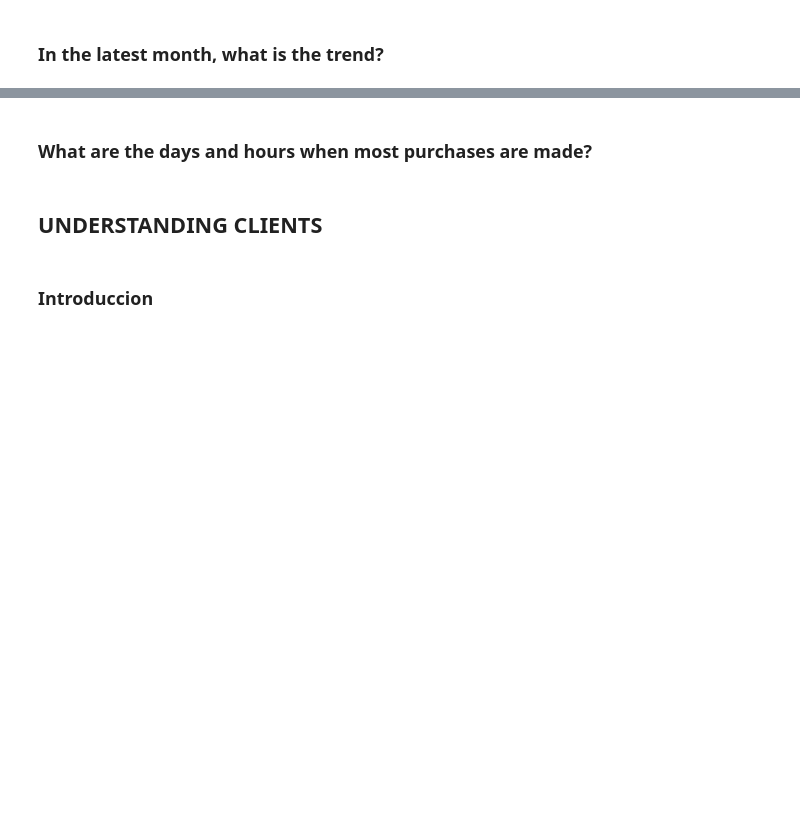
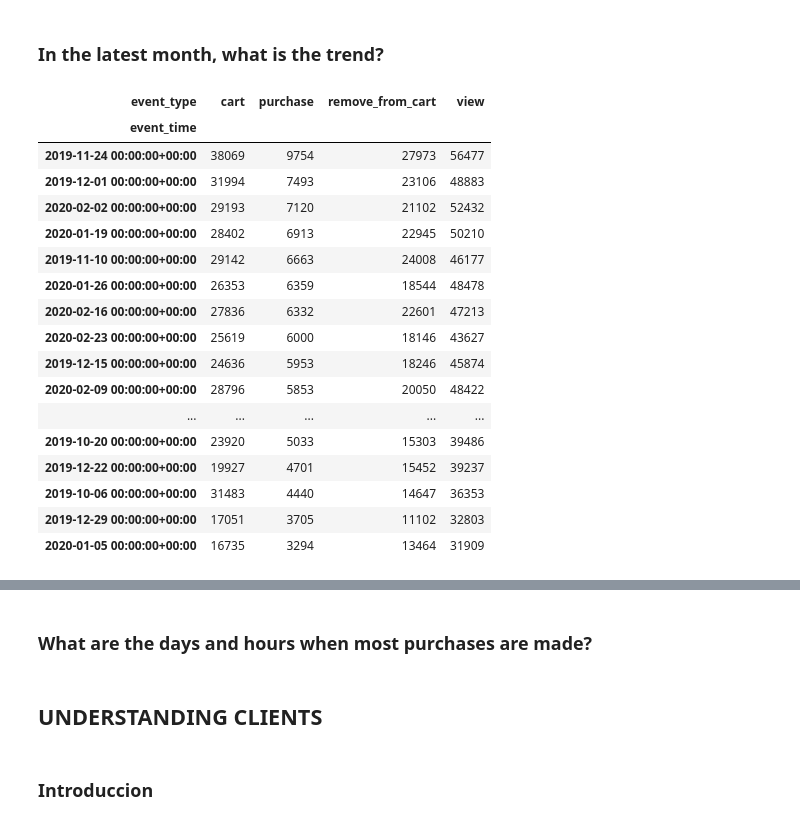
Before and after one commit to javierlopezm/Optimizacion_Ecommerce, a Jupyter notebook: Optimizacion_Ecommerce.ipynb, the cells around one changed output, grey strips where cells are left out. Saved outputs shown, nothing was run; the diff lists cells and outputs as text; code cells hidden in the pictures; blank space fills up the shorter version.

```diff
--- a/Optimizacion_Ecommerce.ipynb
+++ b/Optimizacion_Ecommerce.ipynb
@@ -473,2 +525,25 @@ dtype: float64
 # %% [markdown]
 ### In the latest month, what is the trend?
+# %%
+df_ecom_trend = df_ecom.groupby("event_type").resample('W').event_type.count().unstack(level=0)
+
+df_ecom_trend.sort_values('purchase', ascending=False)
+# %% [output]
+| event_type | cart | purchase | remove_from_cart | view |
+| event_time |  |  |  |  |
+| 2019-11-24 00:00:00+00:00 | 38069 | 9754 | 27973 | 56477 |
+| 2019-12-01 00:00:00+00:00 | 31994 | 7493 | 23106 | 48883 |
+| 2020-02-02 00:00:00+00:00 | 29193 | 7120 | 21102 | 52432 |
+| 2020-01-19 00:00:00+00:00 | 28402 | 6913 | 22945 | 50210 |
+| 2019-11-10 00:00:00+00:00 | 29142 | 6663 | 24008 | 46177 |
+| 2020-01-26 00:00:00+00:00 | 26353 | 6359 | 18544 | 48478 |
+| 2020-02-16 00:00:00+00:00 | 27836 | 6332 | 22601 | 47213 |
+| 2020-02-23 00:00:00+00:00 | 25619 | 6000 | 18146 | 43627 |
+| 2019-12-15 00:00:00+00:00 | 24636 | 5953 | 18246 | 45874 |
+| 2020-02-09 00:00:00+00:00 | 28796 | 5853 | 20050 | 48422 |
+| ... | ... | ... | ... | ... |
+| 2019-10-20 00:00:00+00:00 | 23920 | 5033 | 15303 | 39486 |
+| 2019-12-22 00:00:00+00:00 | 19927 | 4701 | 15452 | 39237 |
+| 2019-10-06 00:00:00+00:00 | 31483 | 4440 | 14647 | 36353 |
+| 2019-12-29 00:00:00+00:00 | 17051 | 3705 | 11102 | 32803 |
+| 2020-01-05 00:00:00+00:00 | 16735 | 3294 | 13464 | 31909 |
```
Also changed, not shown: parts of 13 cells of this notebook.
